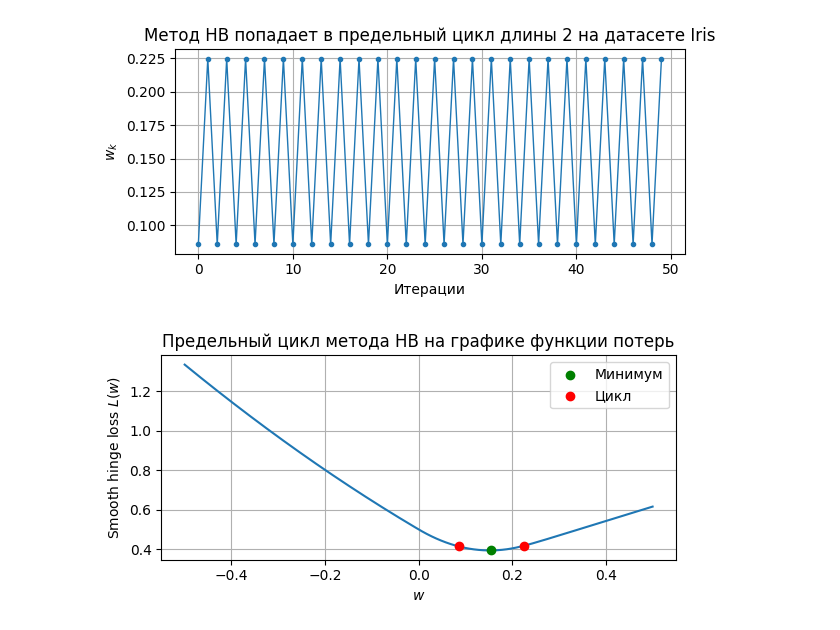
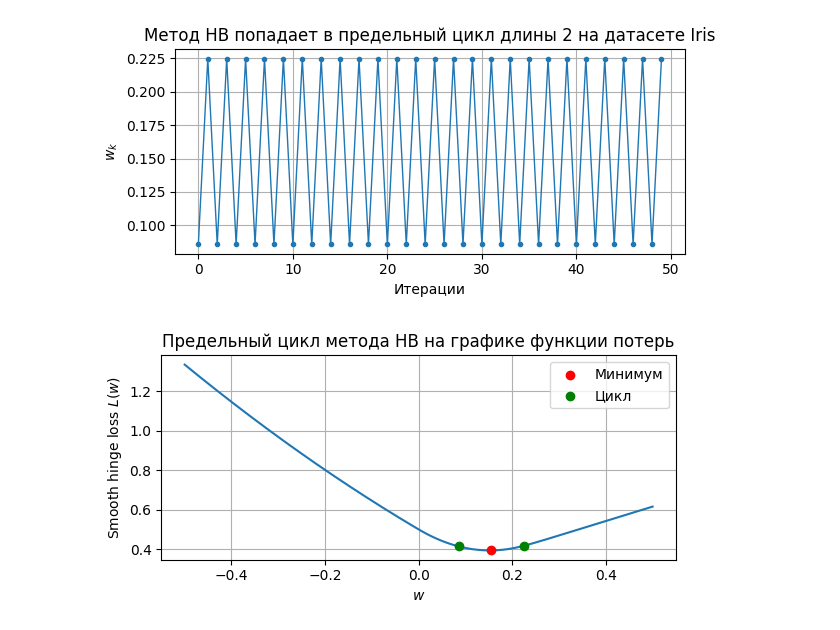
Before and after one commit to golkaem/optimization-algorithms, a Jupyter notebook: experiments/iris_classification_hb.ipynb, the cells around one changed output. Drawn from its saved outputs; the diff is of its cells as text; code cells hidden in the pictures.

Commit message:
Change plot in iris_classification_hb.ipynb

```diff
--- a/experiments/iris_classification_hb.ipynb
+++ b/experiments/iris_classification_hb.ipynb
@@ -185,25 +185,25 @@ plt.show()
 # %%
 w_grid = np.linspace(-0.5, 0.5, 200)
 loss_vals = [smooth_hinge(np.array([w])) for w in w_grid]
 
 plt.figure(figsize=(6, 3))
 plt.plot(w_grid, loss_vals)
 plt.scatter(
-    [w_min], [smooth_hinge(w_min)], color="green", label="Минимум", zorder=5
+    [w_min], [smooth_hinge(w_min)], color="red", label="Минимум", zorder=5
 )
 plt.scatter(
     traj[-2:],
     [smooth_hinge(w) for w in traj[-2:]],
-    color="red",
+    color="green",
     label="Цикл",
     zorder=5,
 )
 plt.xlabel("$w$")
 plt.ylabel("Smooth hinge loss $L(w)$")
 plt.title("Предельный цикл метода HB на графике функции потерь")
 plt.legend()
 plt.grid(True)
 plt.tight_layout()
 plt.show()
 # %% [output]
-[figure, old version]
+[figure, new version]
```
